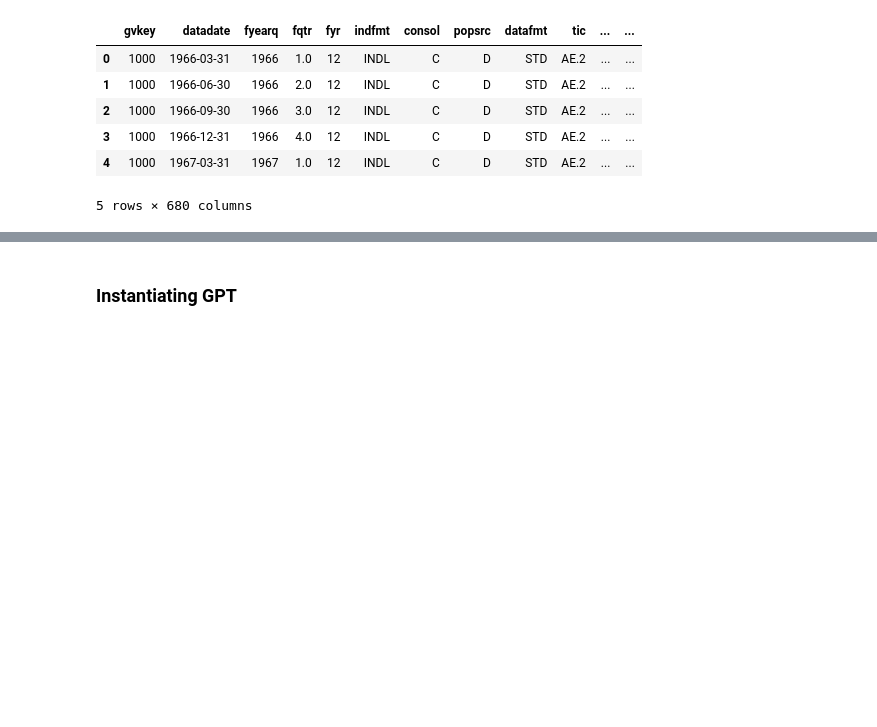
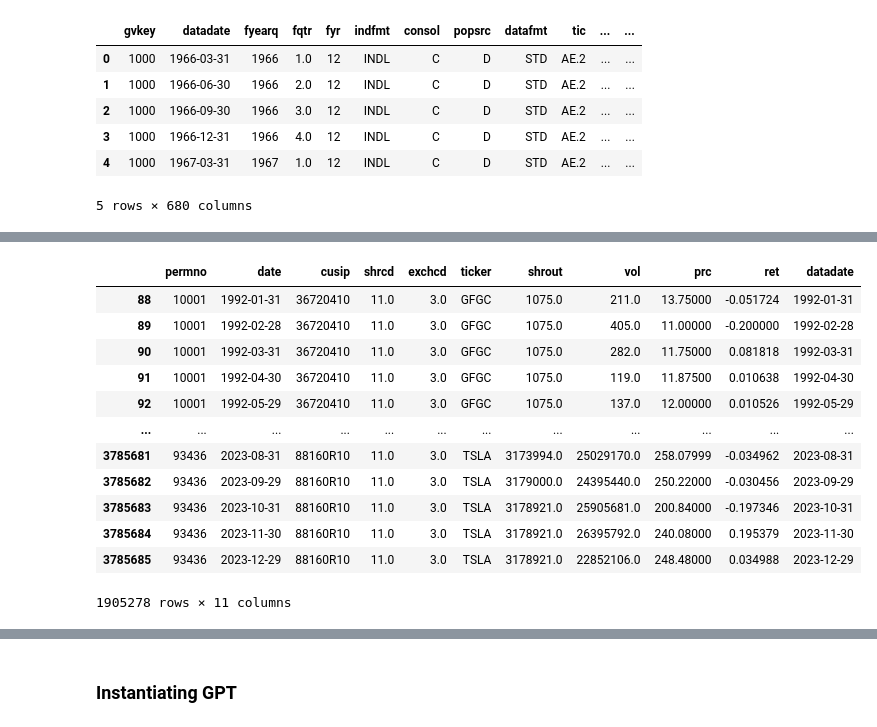
Before and after one commit to sethjpete/ceo_deaths, a Jupyter notebook: initial.ipynb, the cells around one changed output, grey strips where cells are left out. Saved outputs shown, nothing was run; the diff lists cells and outputs as text; code cells hidden in the pictures; blank space fills up the shorter version.

```diff
--- a/initial.ipynb
+++ b/initial.ipynb
@@ -80,0 +176,16 @@ ceo_deaths.head()
+# %%
+crsp_df
+# %% [output]
+|  | permno | date | cusip | shrcd | exchcd | ticker | shrout | vol | prc | ret | datadate |
+| 88 | 10001 | 1992-01-31 | 36720410 | 11.0 | 3.0 | GFGC | 1075.0 | 211.0 | 13.75000 | -0.051724 | 1992-01-31 |
+| 89 | 10001 | 1992-02-28 | 36720410 | 11.0 | 3.0 | GFGC | 1075.0 | 405.0 | 11.00000 | -0.200000 | 1992-02-28 |
+| 90 | 10001 | 1992-03-31 | 36720410 | 11.0 | 3.0 | GFGC | 1075.0 | 282.0 | 11.75000 | 0.081818 | 1992-03-31 |
+| 91 | 10001 | 1992-04-30 | 36720410 | 11.0 | 3.0 | GFGC | 1075.0 | 119.0 | 11.87500 | 0.010638 | 1992-04-30 |
+| 92 | 10001 | 1992-05-29 | 36720410 | 11.0 | 3.0 | GFGC | 1075.0 | 137.0 | 12.00000 | 0.010526 | 1992-05-29 |
+| ... | ... | ... | ... | ... | ... | ... | ... | ... | ... | ... | ... |
+| 3785681 | 93436 | 2023-08-31 | 88160R10 | 11.0 | 3.0 | TSLA | 3173994.0 | 25029170.0 | 258.07999 | -0.034962 | 2023-08-31 |
+| 3785682 | 93436 | 2023-09-29 | 88160R10 | 11.0 | 3.0 | TSLA | 3179000.0 | 24395440.0 | 250.22000 | -0.030456 | 2023-09-29 |
+| 3785683 | 93436 | 2023-10-31 | 88160R10 | 11.0 | 3.0 | TSLA | 3178921.0 | 25905681.0 | 200.84000 | -0.197346 | 2023-10-31 |
+| 3785684 | 93436 | 2023-11-30 | 88160R10 | 11.0 | 3.0 | TSLA | 3178921.0 | 26395792.0 | 240.08000 | 0.195379 | 2023-11-30 |
+| 3785685 | 93436 | 2023-12-29 | 88160R10 | 11.0 | 3.0 | TSLA | 3178921.0 | 22852106.0 | 248.48000 | 0.034988 | 2023-12-29 |
+1905278 rows × 11 columns
```
Also changed, not shown: parts of 18 cells of this notebook, 2 other files.
